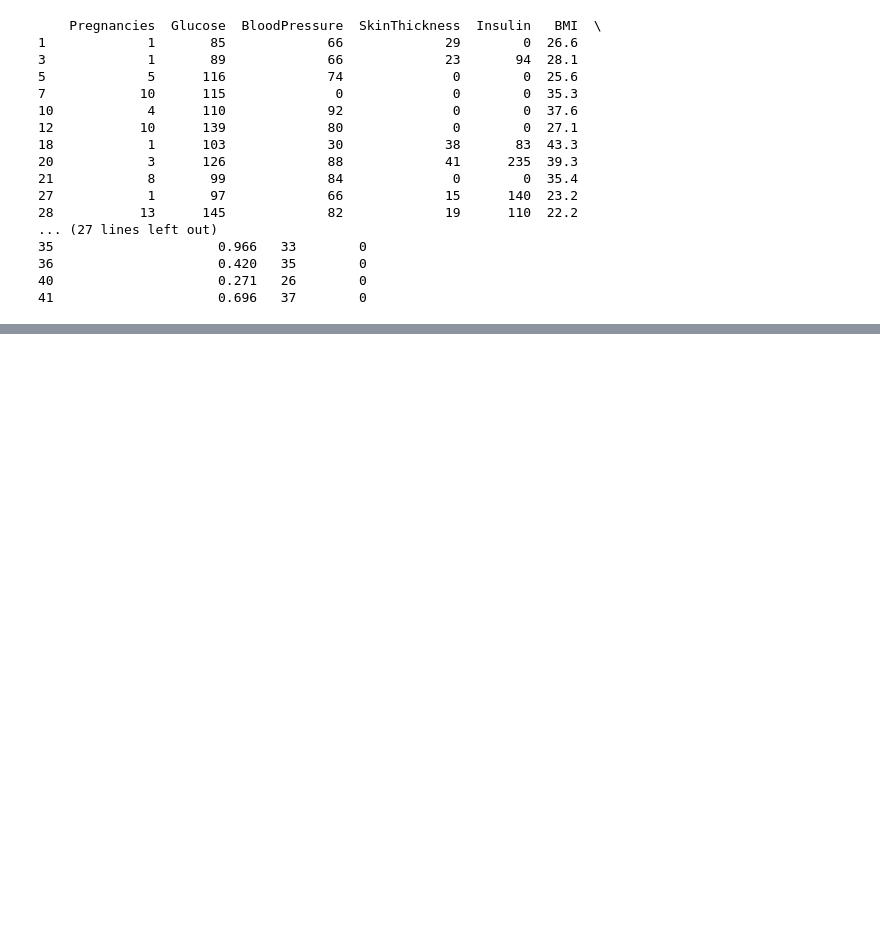
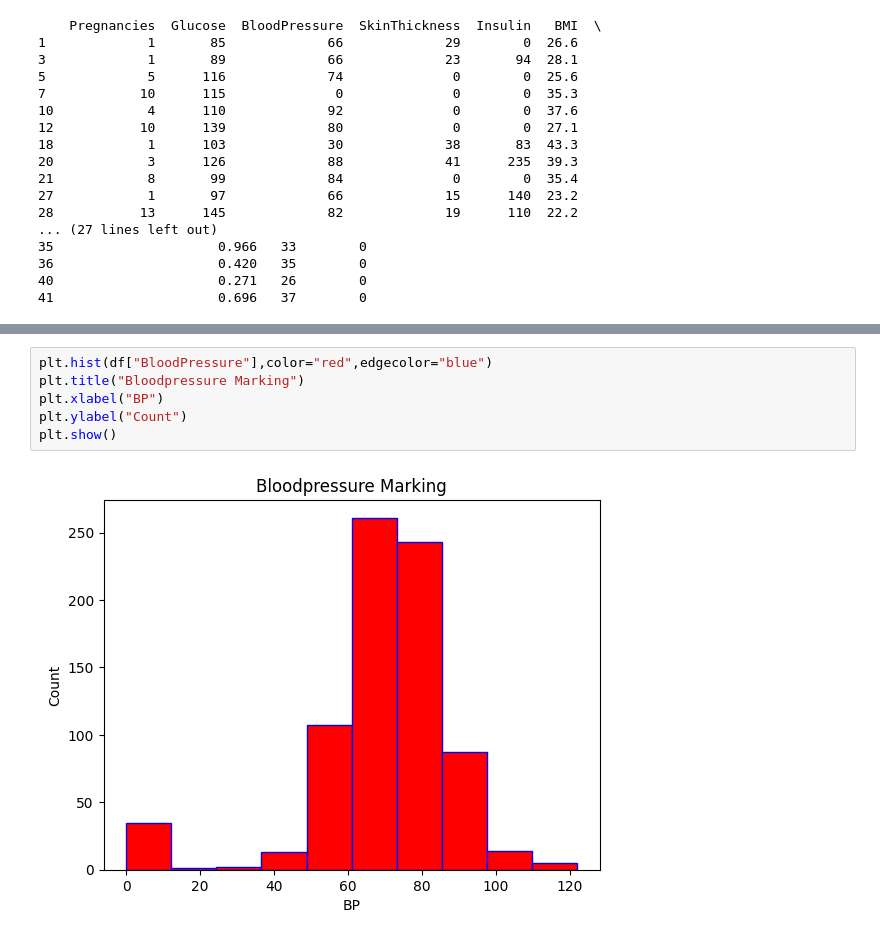
Before and after one commit to Matul-Hossain/Diabetis-prediction, a Jupyter notebook: Diabetes_prediction.ipynb, the cells around one changed output, grey strips where cells are left out. Drawn from its saved outputs; the diff is of its cells as text; blank space fills up the shorter version.

```diff
--- a/Diabetes_prediction.ipynb
+++ b/Diabetes_prediction.ipynb
@@ -198,0 +237,8 @@ print(df[df["Outcome"]==0].head(20))
+# %%
+plt.hist(df["BloodPressure"],color="red",edgecolor="blue")
+plt.title("Bloodpressure Marking")
+plt.xlabel("BP")
+plt.ylabel("Count")
+plt.show()
+# %% [output]
+[figure, added]
```
Also changed, not shown: parts of 6 cells of this notebook.
